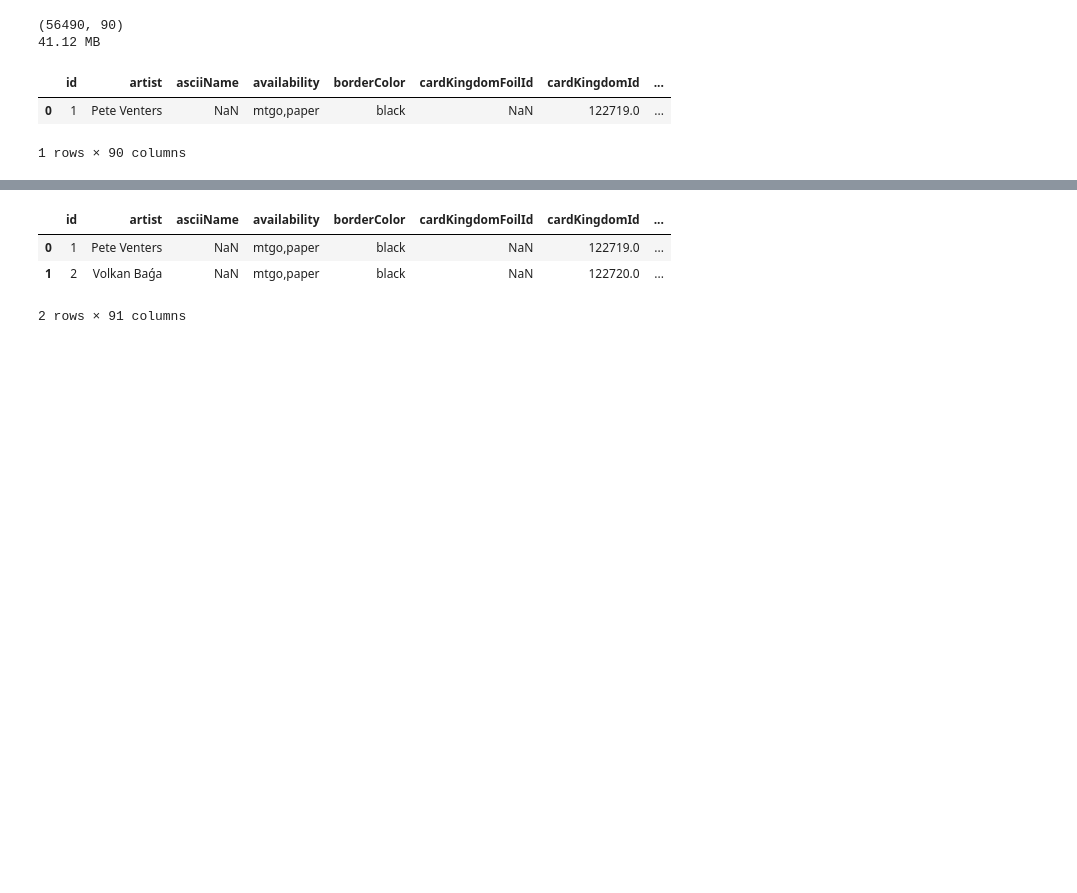
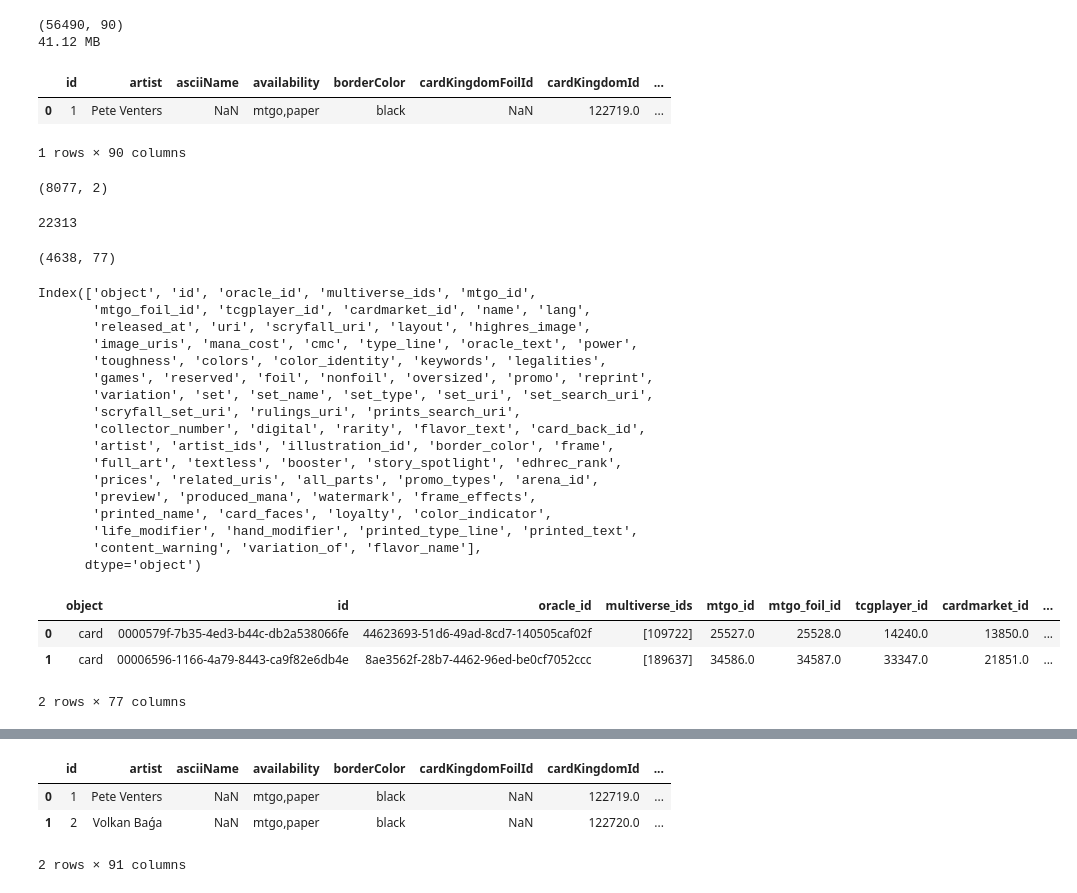
Before and after one commit to ledgerW/magicml, a Jupyter notebook: notebooks/mtgjson_sm_proc.ipynb, the cells around one changed output, grey strips where cells are left out. Cells and saved outputs as stored; diff of their text form; code cells hidden in the pictures; blank space fills up the shorter version.

```diff
--- a/notebooks/mtgjson_sm_proc.ipynb
+++ b/notebooks/mtgjson_sm_proc.ipynb
@@ -125,3 +125,41 @@ def get_image_uris(row):
             return [card['image_uris'] for card in row['card_faces']]
     except:
         return 'Blank'
+# %%
+scryfall_df.shape
+# %% [output]
+(8077, 2)
+# %%
+scryfall_df.name.nunique()
+# %% [output]
+22313
+# %%
+scryfall_df.query('arena_id.notnull() and booster').shape
+# %% [output]
+(4638, 77)
+# %%
+scryfall_df = pd.read_json('../data/scryfall/cards.json')
+print(scryfall_df.columns)
+scryfall_df.head(2)
+# %% [output]
+Index(['object', 'id', 'oracle_id', 'multiverse_ids', 'mtgo_id',
+       'mtgo_foil_id', 'tcgplayer_id', 'cardmarket_id', 'name', 'lang',
+       'released_at', 'uri', 'scryfall_uri', 'layout', 'highres_image',
+       'image_uris', 'mana_cost', 'cmc', 'type_line', 'oracle_text', 'power',
+       'toughness', 'colors', 'color_identity', 'keywords', 'legalities',
+       'games', 'reserved', 'foil', 'nonfoil', 'oversized', 'promo', 'reprint',
+       'variation', 'set', 'set_name', 'set_type', 'set_uri', 'set_search_uri',
+       'scryfall_set_uri', 'rulings_uri', 'prints_search_uri',
+       'collector_number', 'digital', 'rarity', 'flavor_text', 'card_back_id',
+       'artist', 'artist_ids', 'illustration_id', 'border_color', 'frame',
+       'full_art', 'textless', 'booster', 'story_spotlight', 'edhrec_rank',
+       'prices', 'related_uris', 'all_parts', 'promo_types', 'arena_id',
+       'preview', 'produced_mana', 'watermark', 'frame_effects',
+       'printed_name', 'card_faces', 'loyalty', 'color_indicator',
+       'life_modifier', 'hand_modifier', 'printed_type_line', 'printed_text',
+       'content_warning', 'variation_of', 'flavor_name'],
+      dtype='object')
+|  | object | id | oracle_id | multiverse_ids | mtgo_id | mtgo_foil_id | tcgplayer_id | cardmarket_id | ... |
+| 0 | card | 0000579f-7b35-4ed3-b44c-db2a538066fe | 44623693-51d6-49ad-8cd7-140505caf02f | [109722] | 25527.0 | 25528.0 | 14240.0 | 13850.0 | ... |
+| 1 | card | 00006596-1166-4a79-8443-ca9f82e6db4e | 8ae3562f-28b7-4462-96ed-be0cf7052ccc | [189637] | 34586.0 | 34587.0 | 33347.0 | 21851.0 | ... |
+2 rows × 77 columns
```
Also changed, not shown: parts of 15 cells of this notebook, 4 other files.
